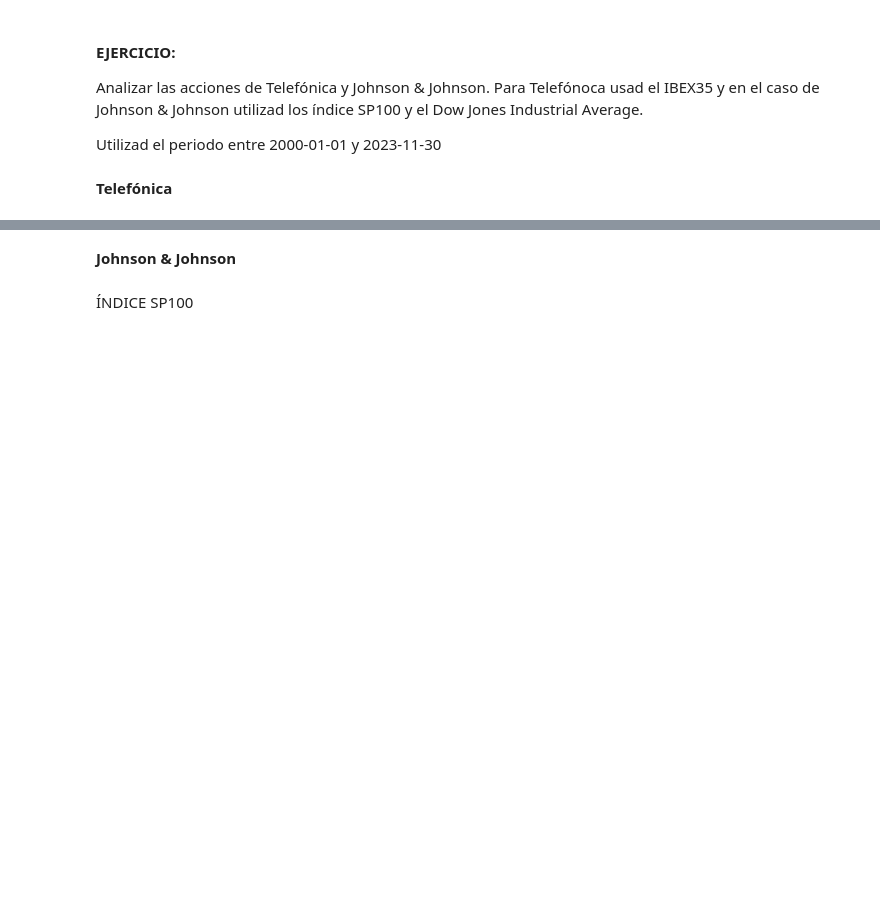
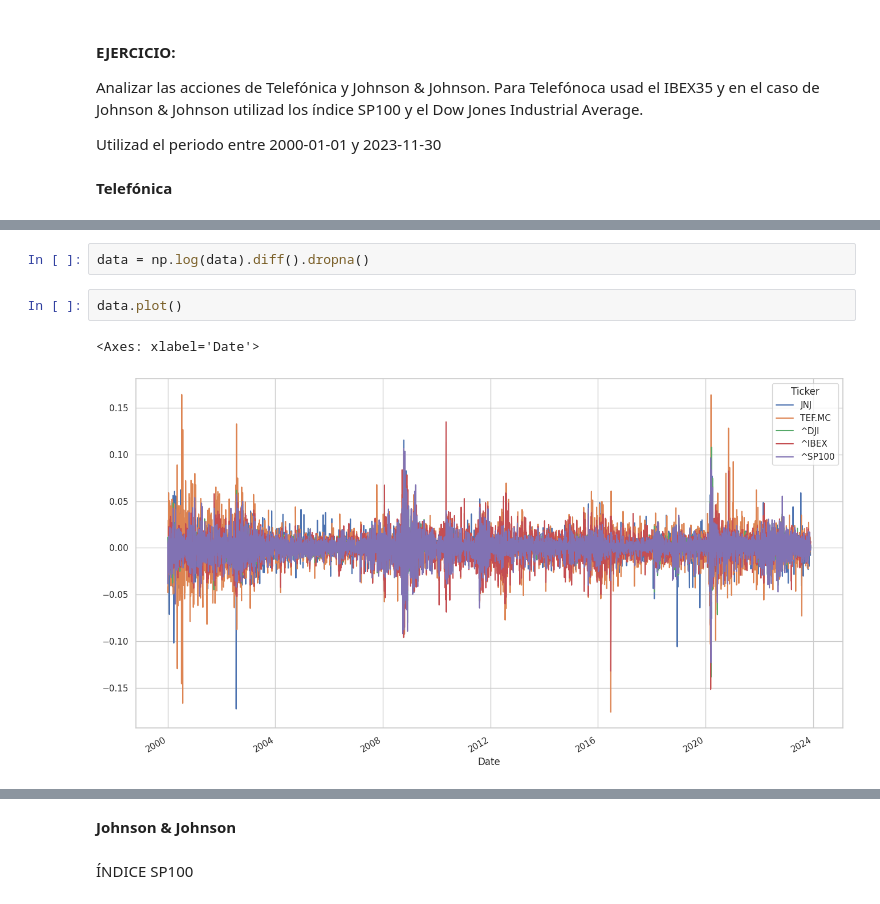
Before and after one commit to alfonso-santos/microcredencial-carteras-python, a Jupyter notebook: Tema_4_CAPM/src/modelo-mercado.ipynb, the cells around one changed output, grey strips where cells are left out. Cells and saved outputs as stored; diff of their text form; blank space fills up the shorter version.

```diff
--- a/Tema_4_CAPM/src/modelo-mercado.ipynb
+++ b/Tema_4_CAPM/src/modelo-mercado.ipynb
@@ -245,0 +281,7 @@ Utilizad el periodo entre 2000-01-01 y 2023-11-30
+# %%
+data = np.log(data).diff().dropna()
+# %%
+data.plot()
+# %% [output]
+<Axes: xlabel='Date'>
+[figure, added]
```
Also changed, not shown: parts of 34 cells of this notebook.
